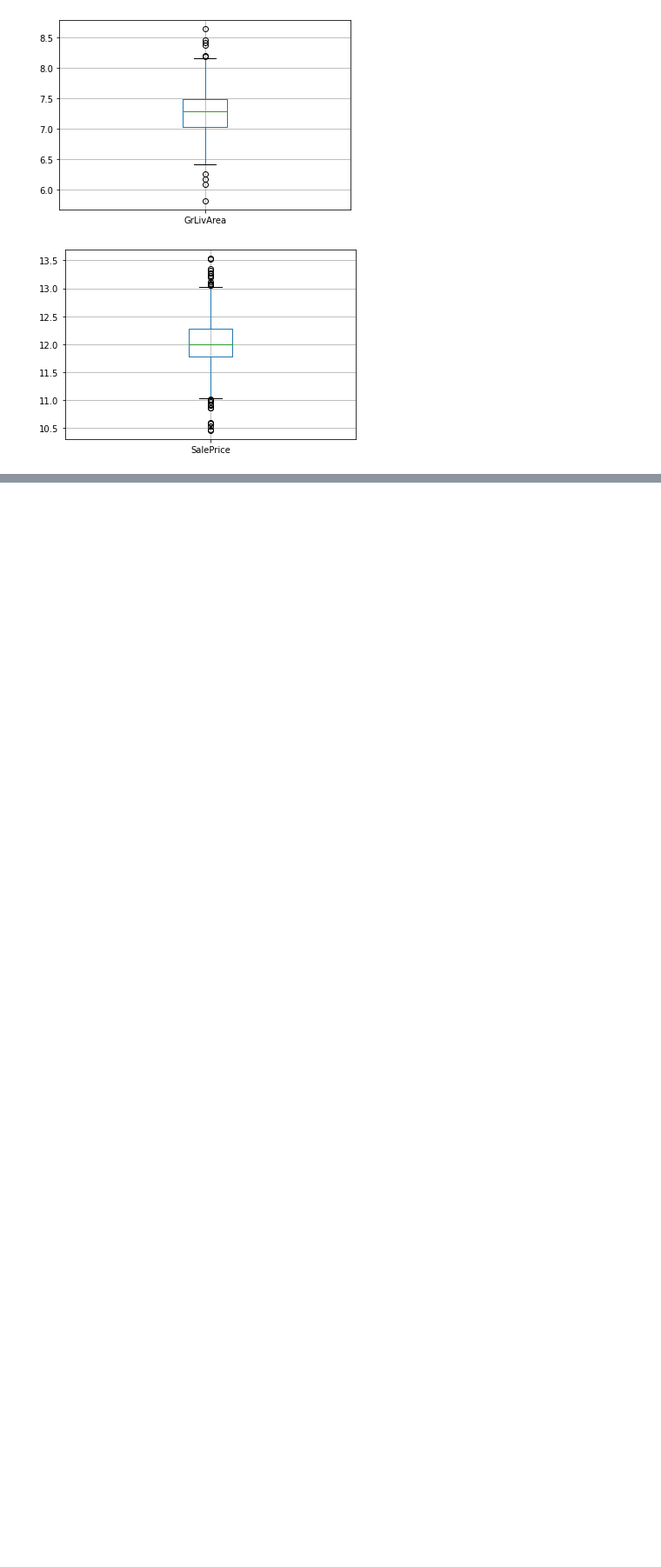
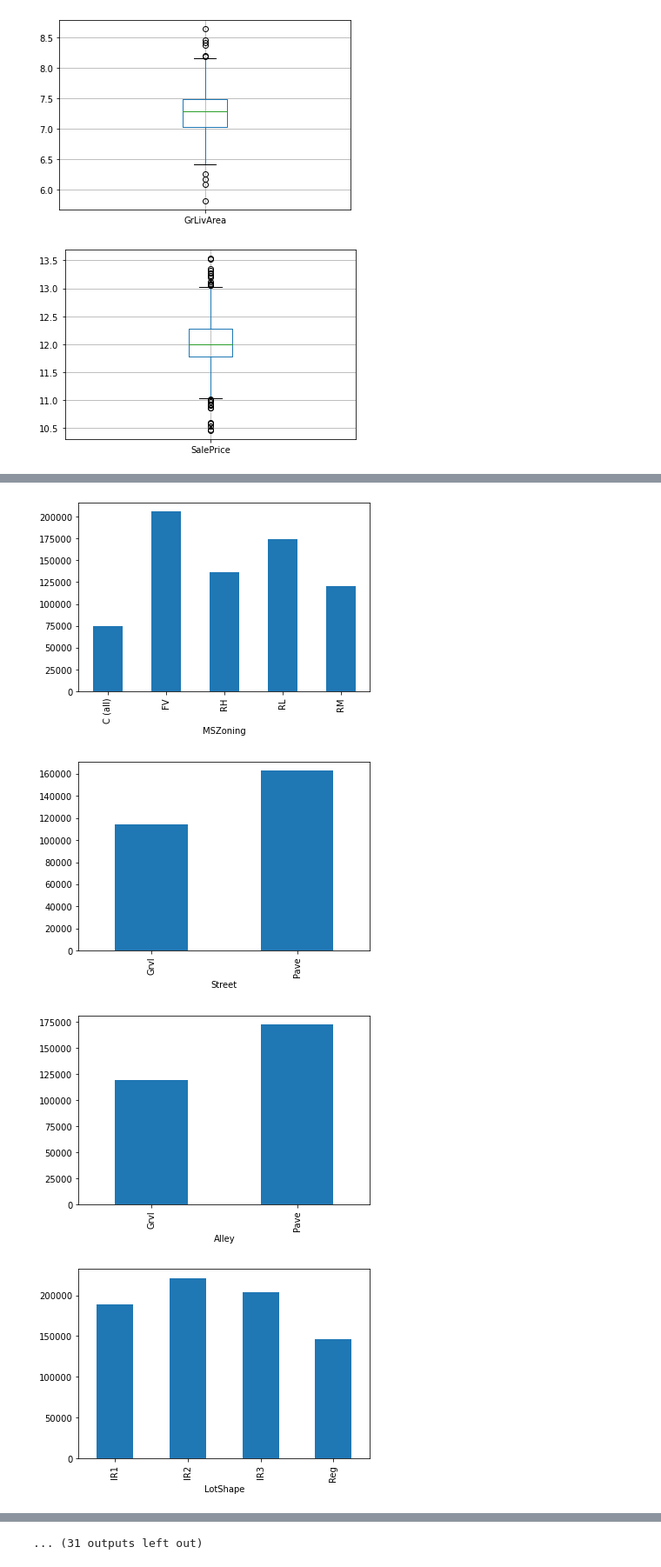
Before and after one commit to Dipeshneupane/House_Price_Predicition_Kaggle, a Jupyter notebook: Untitled.ipynb, the cells around one changed output, grey strips where cells are left out. Shown at 87% size. Cells and saved outputs as stored; diff of their text form; code cells hidden in the pictures; blank space fills up the shorter version.

```diff
--- a/Untitled.ipynb
+++ b/Untitled.ipynb
@@ -266,0 +269,2 @@ for feature in continuous_variable:
+# %%
+catagorical_features = [feature for feature in dataset.columns if dataset[feature].dtypes == 'O']
@@ -266,0 +280,3 @@ for feature in continuous_variable:
+# %%
+for feature in catagorical_features:
+    print(feature, 'have', len(dataset[feature].unique()), 'catagorical features.')
@@ -266,0 +301,10 @@ for feature in continuous_variable:
+# %%
+for feature in catagorical_features:
+    data = dataset.copy()
+    data.groupby(feature)['SalePrice'].median().plot.bar()
+    plt.show()
+# %% [output]
+[figure, added]
+[figure, added]
+[figure, added]
+[figure, added]
@@ -266,0 +319 @@ for feature in continuous_variable:
+... (31 outputs left out)
```
Also changed, not shown: parts of 30 cells of this notebook.
